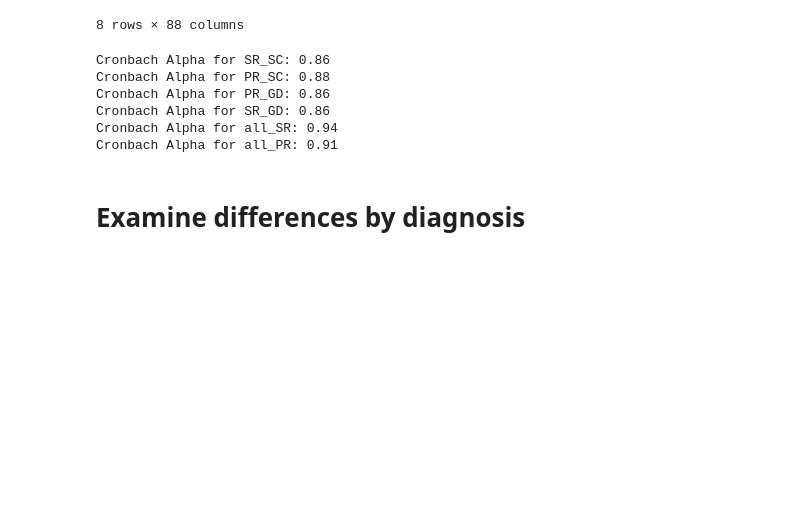
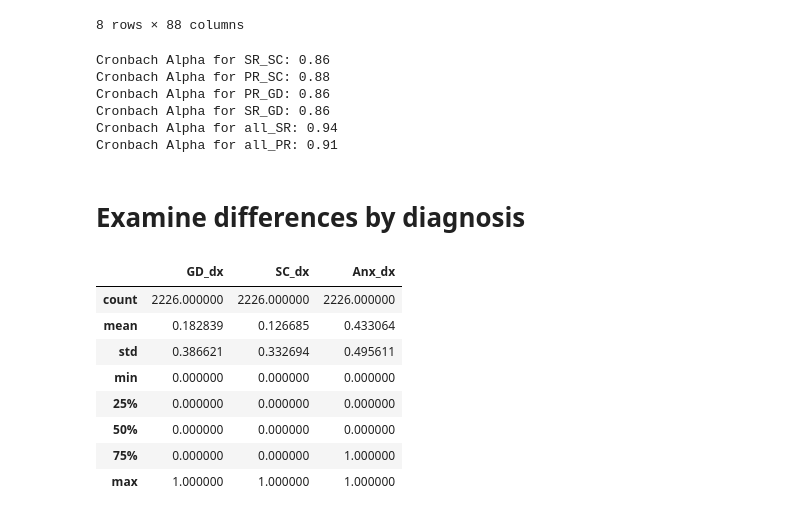
Before and after one commit to catcamacho/hbn_brain_states_gen_anx, a Jupyter notebook: 4_AdditionalAnalyses.ipynb, the cells around one changed output. Cells and saved outputs as stored; diff of their text form; code cells hidden in the pictures; blank space fills up the shorter version.

```diff
--- a/4_AdditionalAnalyses.ipynb
+++ b/4_AdditionalAnalyses.ipynb
@@ -98,3 +98,80 @@ Cronbach Alpha for all_SR: 0.94
 Cronbach Alpha for all_PR: 0.91
 # %% [markdown]
 # Examine differences by diagnosis
+# %%
+# load data and merge datasets
+
+# load sample data
+subinfo = pd.read_csv(os.path.join(data_folder, 'sampleinfo_movie{0}.csv'.format(movie)), index_col=0)
+state_info_df = pd.read_csv(os.path.join(out_folder, 'movie{0}_states_info_20240312.csv'.format(movie)), index_col=0)
+neg_state_info_df = pd.read_csv(os.path.join(out_folder, 'movie{0}_neg_states_activation_info_20240313.csv'.format(movie)), index_col=0)
+odds_info_df = pd.read_csv(os.path.join(out_folder, 'movie{0}_sample_oddsratios_20240313.csv'.format(movie)), index_col=0)
+neg_odds_info_df = pd.read_csv(os.path.join(out_folder, 'movie{0}_sample_oddsratios_neg_20240313.csv'.format(movie)), index_col=0)
+
+# convert activation data to wide format
+mean_netact_df = pd.read_csv(os.path.join(out_folder, 'movie{0}_mean_netact.csv'.format(movie)), index_col=1).loc[:, ['state'] + networks_of_interest]
+act = {}
+for s in range(4):
+    act[s] = mean_netact_df.loc[mean_netact_df['state']==s,:]
+    cols = mean_netact_df.columns.to_list()
+    cols[1:] = ['s{0}_{1}'.format(s, a) for a in cols[1:]]
+    act[s].columns = cols
+    act[s] = act[s].drop('state', axis=1)
+
+mean_netact_df = act[0]
+for s in range(1,4):
+    mean_netact_df = mean_netact_df.merge(act[s],how='left', left_index=True, right_index=True)
+
+# load anxiety data
+scared_sr = pd.read_csv(os.path.join(hbn_folder, 'phenotypic_data','9994_SCARED_SR_20210322.csv'),
+                        header=0, skiprows=[1], index_col='EID').loc[:,['SCARED_SR_SC','SCARED_SR_GD','SCARED_SR_Total']]
+scared_sr.index = ['sub-{0}'.format(i) for i in scared_sr.index]
+
+scared_pr = pd.read_csv(os.path.join(hbn_folder, 'phenotypic_data','9994_SCARED_P_20210322.csv'),
+                        header=0, skiprows=[1], index_col='EID').loc[:,['SCARED_P_SC','SCARED_P_GD','SCARED_P_Total']]
+scared_pr.index = ['sub-{0}'.format(i) for i in scared_pr.index]
+
+# load depression data
+mfq_sr = pd.read_csv(os.path.join(hbn_folder, 'phenotypic_data','9994_MFQ_SR_20210322.csv'),
+                        header=0, skiprows=[1], index_col='EID').loc[:,['MFQ_SR_Total']]
+mfq_sr.index = ['sub-{0}'.format(i) for i in mfq_sr.index]
+
+mfq_pr = pd.read_csv(os.path.join(hbn_folder, 'phenotypic_data','9994_MFQ_P_20210322.csv'),
+                        header=0, skiprows=[1], index_col='EID').loc[:,['MFQ_P_Total']]
+mfq_pr.index = ['sub-{0}'.format(i) for i in mfq_pr.index]
+
+# load other covariates
+adhd = pd.read_csv(os.path.join(hbn_folder, 'phenotypic_data','9994_SWAN_20210322.csv'),
+                   header=0, skiprows=[1], index_col='EID').loc[:,['SWAN_Avg']]
+adhd.index = ['sub-{0}'.format(i) for i in adhd.index]
+
+colnames = ['DX_01_Cat', 'DX_01_Sub','DX_02_Cat', 'DX_02_Sub','DX_03_Cat', 'DX_03_Sub','DX_04_Cat',
+            'DX_04_Sub','DX_05_Cat', 'DX_05_Sub','DX_06_Cat', 'DX_06_Sub','DX_07_Cat', 'DX_07_Sub',
+            'DX_08_Cat', 'DX_08_Sub','DX_09_Cat', 'DX_09_Sub','DX_10_Cat', 'DX_10_Sub','DX_01',
+            'DX_02','DX_03','DX_04','DX_05','DX_06','DX_07','DX_08','DX_09','DX_01','DX_10']
+dx = pd.read_csv(os.path.join(hbn_folder, 'phenotypic_data','9994_ConsensusDx_20210322_nodupes.csv'),
+                   header=0, skiprows=[1], index_col='EID', dtype=str).loc[:, colnames]
+dx.index = ['sub-{0}'.format(i) for i in dx.index]
+
+dx.loc[:,'dx_text'] = dx.loc[:, colnames].astype(str).agg(' '.join, axis=1)
+dx.loc[:,'GD_dx'] = 0
+dx.loc[:,'SC_dx'] = 0
+dx.loc[:,'Anx_dx'] = 0
+for a in dx.index:
+    if 'Anxiety' in dx.loc[a, 'dx_text']:
+        dx.loc[a, 'Anx_dx'] = 1
+    if 'Generalized Anxiety' in dx.loc[a, 'dx_text']:
+        dx.loc[a, 'GD_dx'] = 1
+    if ('Social Anxiety' in dx.loc[a, 'dx_text']) | ('Social Phobia' in dx.loc[a, 'dx_text']):
+        dx.loc[a, 'SC_dx'] = 1
+dx.describe()
+# %% [output]
+|  | GD_dx | SC_dx | Anx_dx |
+| count | 2226.000000 | 2226.000000 | 2226.000000 |
+| mean | 0.182839 | 0.126685 | 0.433064 |
+| std | 0.386621 | 0.332694 | 0.495611 |
+| min | 0.000000 | 0.000000 | 0.000000 |
+| 25% | 0.000000 | 0.000000 | 0.000000 |
+| 50% | 0.000000 | 0.000000 | 0.000000 |
+| 75% | 0.000000 | 0.000000 | 1.000000 |
+| max | 1.000000 | 1.000000 | 1.000000 |
```
Also changed, not shown: parts of 5 cells of this notebook, 1 other file.
